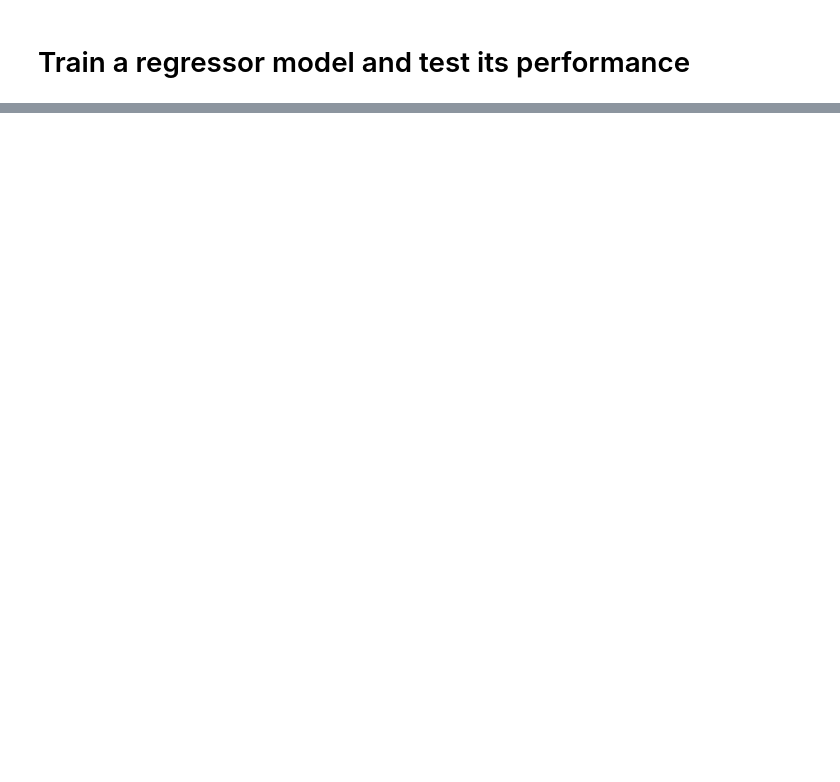
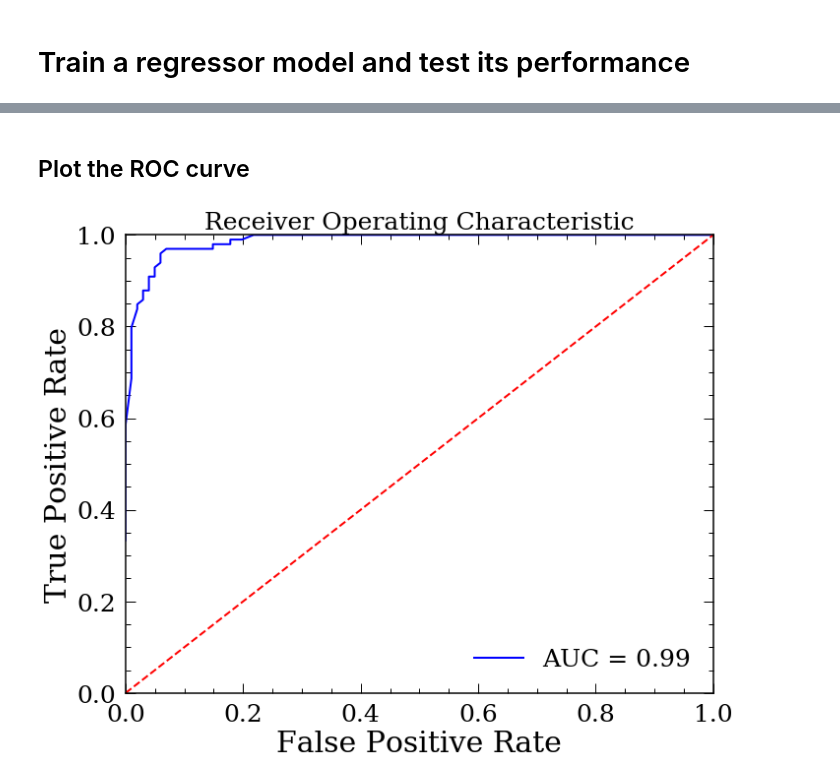
Before and after one commit to lyx12311/Astraea, a Jupyter notebook: docs/_static/Tutorial.ipynb, the cells around one changed output, grey strips where cells are left out. Cells and saved outputs as stored; diff of their text form; code cells hidden in the pictures; blank space fills up the shorter version.

```diff
--- a/docs/_static/Tutorial.ipynb
+++ b/docs/_static/Tutorial.ipynb
@@ -82,0 +107,13 @@ Astraea.plot_result(regr_outs['actrualF'],regr_outs['importance'],regr_outs['pre
+# %%
+import Astraea
+import pandas as pd
+import numpy as np
+from sklearn.datasets import make_classification
+# use sklearn.datasets to generate a dataset to test
+X, y = make_classification(n_samples=1000,n_features=4, n_informative=2, n_redundant=0,random_state=0, shuffle=False)
+
+# put features and labels into one pandas dataFrame
+X_y=pd.DataFrame(np.hstack((X,np.reshape(y,(1000,1)))),columns=np.append(['X'+str(i) for i in range(np.shape(X)[1])],['y']))
+
+# print out DataFrame
+X_y
@@ -82,0 +134,3 @@ Astraea.plot_result(regr_outs['actrualF'],regr_outs['importance'],regr_outs['pre
+# %%
+# train the model with default settings
+regr,regr_outs=Astraea.RFclassifier(X_y,['X'+str(i) for i in range(np.shape(X)[1])],target_var='y',n_jobs=1)
@@ -82,0 +151,30 @@ Astraea.plot_result(regr_outs['actrualF'],regr_outs['importance'],regr_outs['pre
+# %% [markdown]
+## Plot the ROC curve
+# %%
+import sklearn.metrics as metrics
+import matplotlib.pyplot as plt
+
+# predict the probability for testing set using the trained model
+probs = regr.predict_proba(regr_outs.X_test)
+preds = probs[:,1]
+
+# calculate the fpr and tpr for all thresholds of the classification
+fpr, tpr, threshold = metrics.roc_curve(regr_outs.y_test, preds)
+
+# get the accuracy
+roc_auc = metrics.auc(fpr, tpr)
+
+# plot the ROC curve
+plt.figure(figsize=(10,8))
+plt.title('Receiver Operating Characteristic',fontsize=25)
+plt.plot(fpr, tpr, 'b', label = 'AUC = %0.2f' % roc_auc)
+plt.legend(loc = 'lower right')
+plt.plot([0, 1], [0, 1],'r--')
+plt.xlim([0, 1])
+plt.ylim([0, 1])
+plt.ylabel('True Positive Rate')
+plt.xlabel('False Positive Rate')
+plt.tight_layout()
+plt.savefig('ROC.png')
+# %% [output]
+[figure, added]
```
Also changed, not shown: parts of 19 cells of this notebook, 1 other file.
